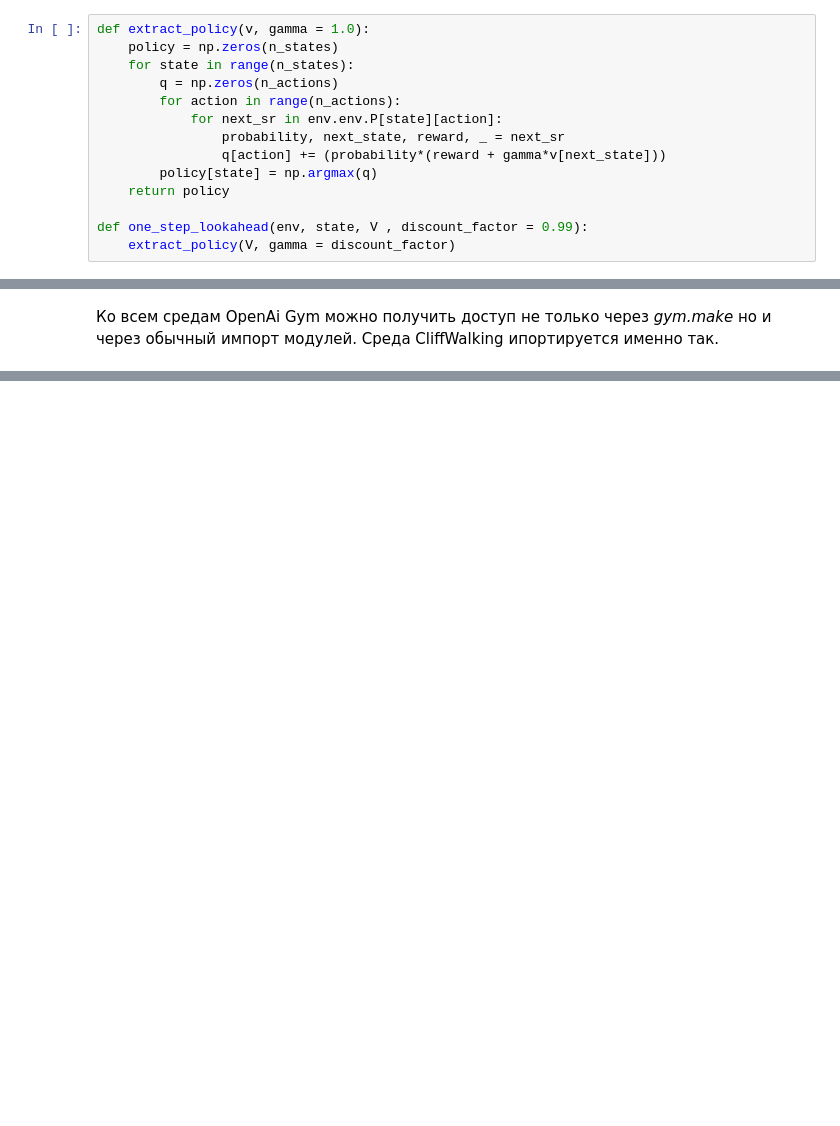
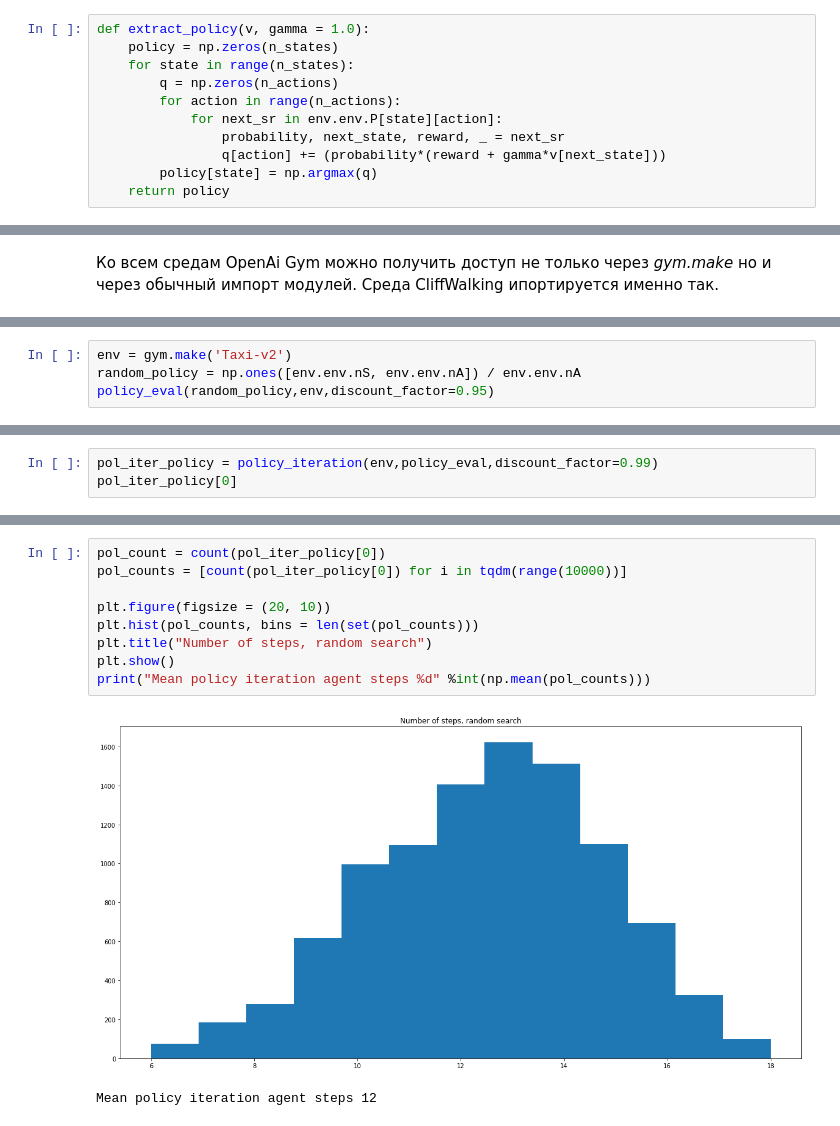
Before and after one commit to padap/HSE_RL, a Jupyter notebook: Homework_1-Adamenko.ipynb, the cells around one changed output, grey strips where cells are left out. Saved outputs shown, nothing was run; the diff lists cells and outputs as text; blank space fills up the shorter version.

```diff
--- a/Homework_1-Adamenko.ipynb
+++ b/Homework_1-Adamenko.ipynb
@@ -301,9 +329,6 @@ def extract_policy(v, gamma = 1.0):
                 q[action] += (probability*(reward + gamma*v[next_state]))
         policy[state] = np.argmax(q)
     return policy
-
-def one_step_lookahead(env, state, V , discount_factor = 0.99):
-    extract_policy(V, gamma = discount_factor)
 # %% [markdown]
 Также напишем функцию для оценки нашей найденной политики.
 # %%
@@ -591,0 +687,4 @@ env = toy_text.Taxi-v2()
+# %%
+env = gym.make('Taxi-v2')
+random_policy = np.ones([env.env.nS, env.env.nA]) / env.env.nA
+policy_eval(random_policy,env,discount_factor=0.95)
@@ -591,0 +709,3 @@ env = toy_text.Taxi-v2()
+# %%
+pol_iter_policy = policy_iteration(env,policy_eval,discount_factor=0.99)
+pol_iter_policy[0]
@@ -591,0 +739,12 @@ env = toy_text.Taxi-v2()
+# %%
+pol_count = count(pol_iter_policy[0])
+pol_counts = [count(pol_iter_policy[0]) for i in tqdm(range(10000))]
+
+plt.figure(figsize = (20, 10))
+plt.hist(pol_counts, bins = len(set(pol_counts)))
+plt.title("Number of steps, random search")
+plt.show()
+print("Mean policy iteration agent steps %d" %int(np.mean(pol_counts)))
+# %% [output]
+[figure, added]
+Mean policy iteration agent steps 12
```
Also changed, not shown: parts of 52 cells of this notebook, 1 other file.
